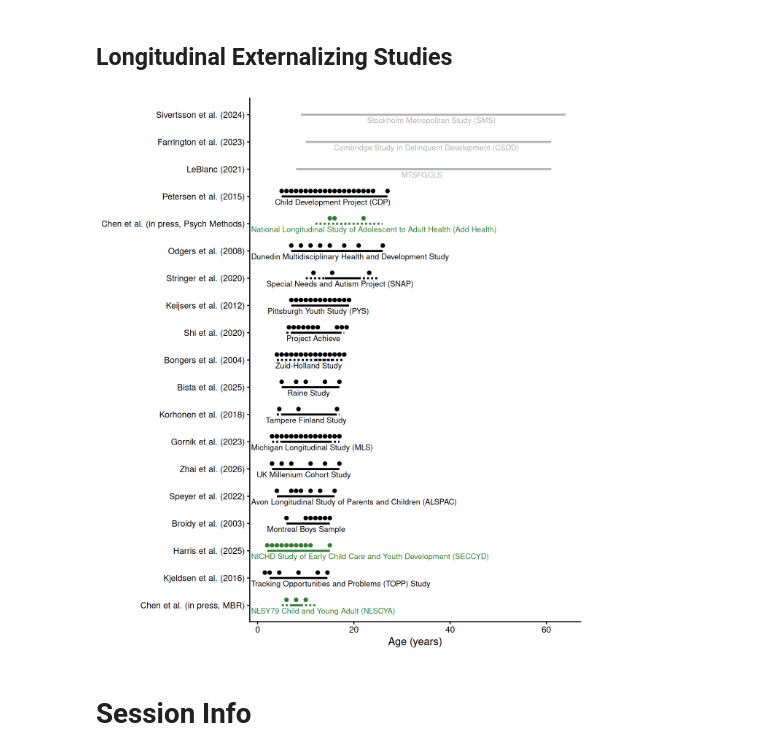
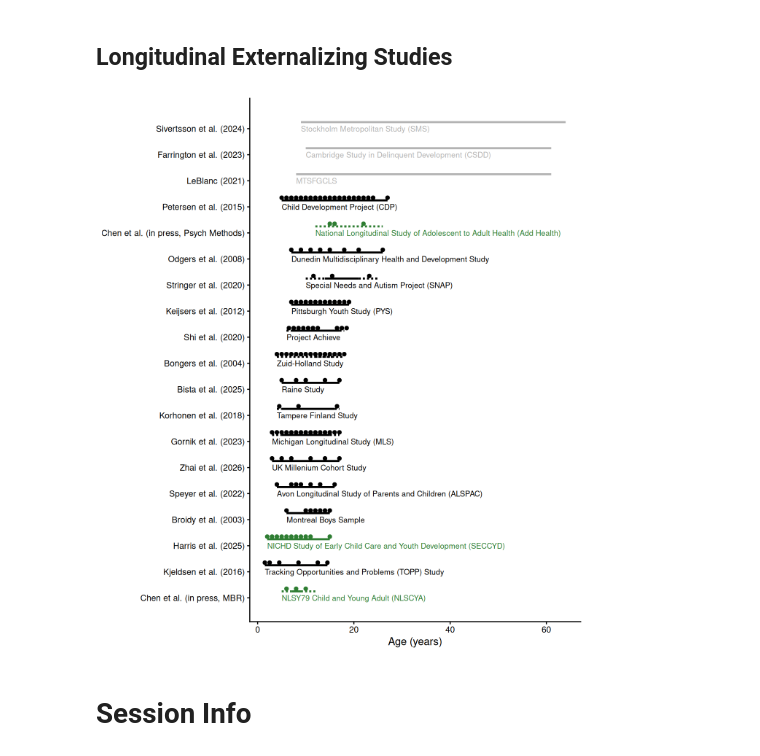
Before and after one commit to DevPsyLab/studying-psychopathology-development-lifespan, a Jupyter notebook: notebooks/analyses.out.ipynb, the cells around one changed output. Drawn from its saved outputs; the diff is of its cells as text; code cells hidden in the pictures.

```diff
--- a/notebooks/analyses.out.ipynb
+++ b/notebooks/analyses.out.ipynb
@@ -292,70 +293,71 @@ longitudinalExternalizingStudies_sampleLabels <- longitudinalExternalizingStudie
   )
 # %%
 
-plot_longitudinalExternalizingStudies <- ggplot(
-  longitudinalExternalizingStudies_plotData,
-  aes(y = studyLabelFactor)
-) +
+plot_longitudinalExternalizingStudies <- ggplot2::ggplot() +
   geom_segment(
+    data = longitudinalExternalizingStudies_plotData,
     aes(
       x = ageStart,
       xend = ageEnd,
-      yend = studyLabelFactor,
+      y = line_y,
+      yend = line_y,
       linetype = segment_group,
       color = plotColor
     ),
     linewidth = 1
+  ) +
+  geom_point(
+    data = longitudinalExternalizingStudies_measurementOccasions,
+    aes(
+      x = measurementOccasions,
+      y = point_y,
+      color = plotColor
+    ),
+    size = 1.5
+  ) +
+  geom_text(
+    data = longitudinalExternalizingStudies_sampleLabels,
+    aes(
+      x = label_x,
+      y = label_y,
+      label = sampleLabel,
+      color = plotColor
+    ),
+    hjust = 0,
+    vjust = 0.5,
+    size = 2.8
+  ) +
+  scale_y_continuous(
+    breaks = study_positions$study_num,
+    labels = study_positions$studyLabel
   ) +
   scale_linetype_manual(
     values = c(
       "cross-section" = "11",
       "core" = "solid"
     ),
     guide = "none"
   ) +
   scale_color_manual(
     values = c(
       standard = "black",
       registry = "gray70",
-      developmentalScaling = "#2E7D32" # muted forest green
+      developmentalScaling = "#2E7D32"
     ),
     guide = "none"
   ) +
-  geom_point(
-    data = longitudinalExternalizingStudies_measurementOccasions,
-    aes(
-      x = measurementOccasions,
-      y = y,
-      color = plotColor
-    ),
-    size = 1.5
+  coord_cartesian(
+    clip = "off"
   ) +
-  ggrepel::geom_text_repel(
-    data = longitudinalExternalizingStudies_sampleLabels,
-    aes(
-      x = label_x,
-      y = label_y,
-      label = sampleLabel,
-      color = plotColor
-    ),
-    size = 2.8,
-    nudge_x = -0.4,
-    nudge_y = -0.2,
-    direction = "both",
-    segment.color = NA,
-    box.padding = 0.1,
-    force = 0.5
-  ) +
-  coord_cartesian(clip = "off") +
   labs(
     x = "Age (years)",
     y = NULL
   ) +
   theme_classic()
 
 plot_longitudinalExternalizingStudies
 # %% [output]
-[figure, old version]
+[figure, new version]
 # %% [markdown]
 # Session Info
 # %%
```
Also changed, not shown: parts of 1 cell of this notebook, 10 other files.
